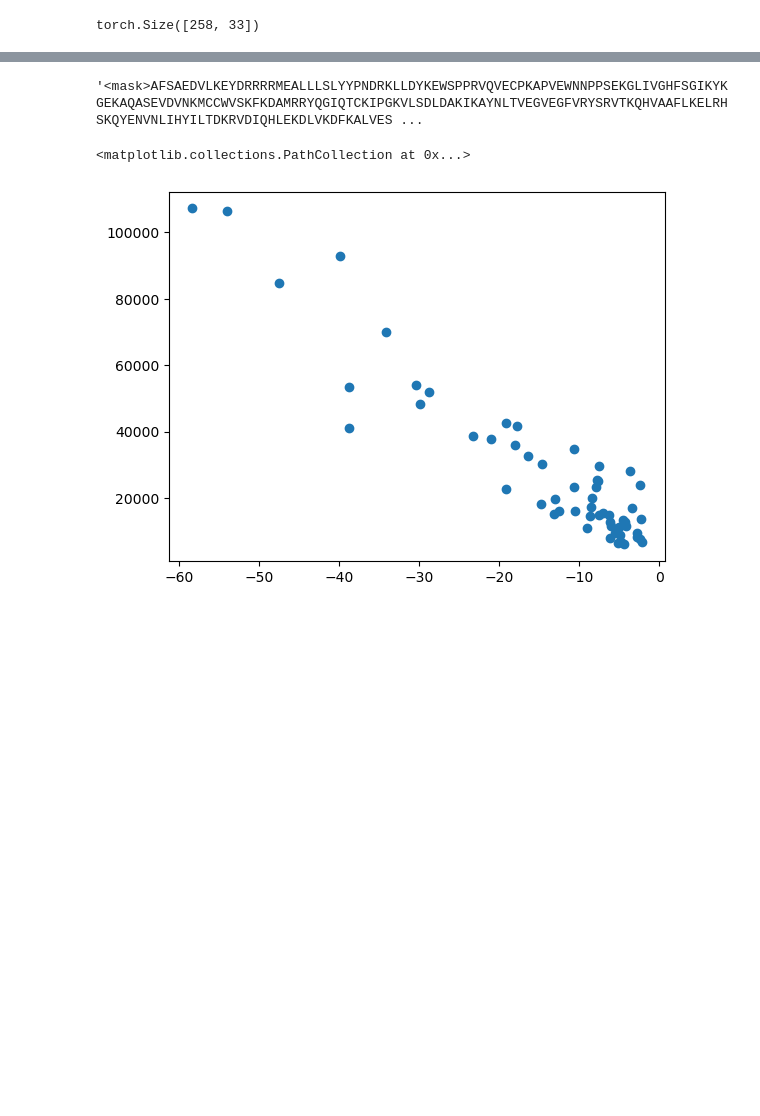
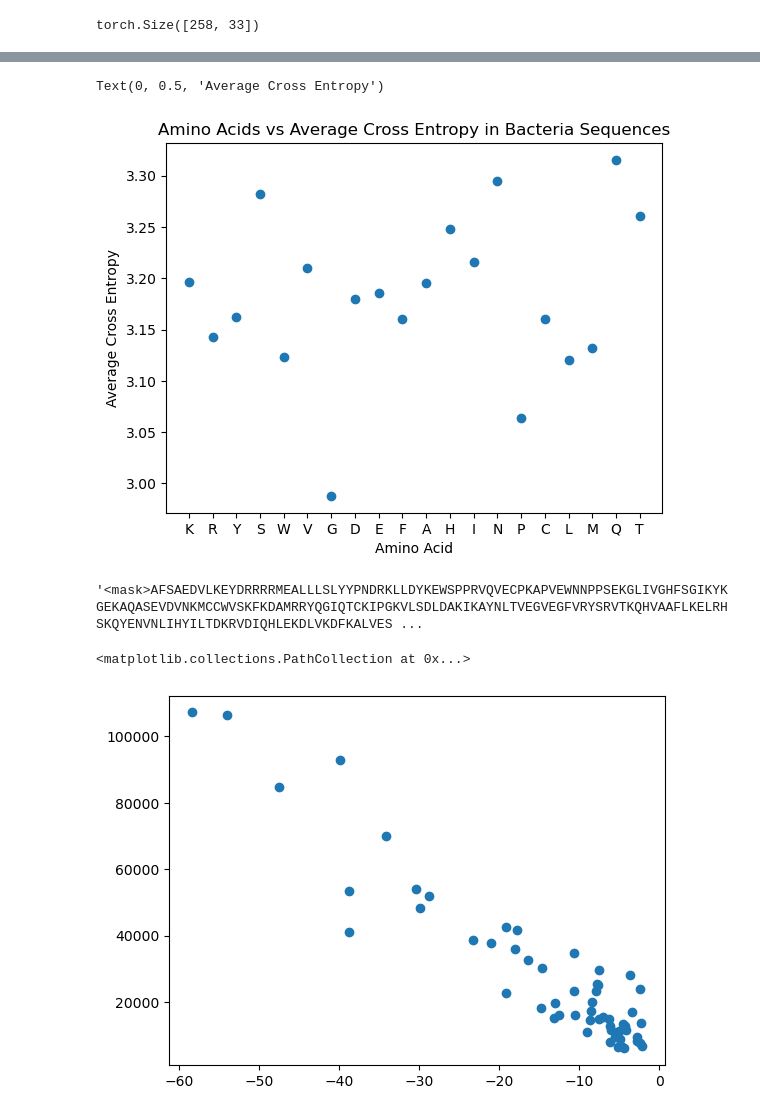
Before and after one commit to lewinsohndp/NLPProject, a Jupyter notebook: daniel.ipynb, the cells around one changed output, grey strips where cells are left out. Saved outputs shown, nothing was run; the diff lists cells and outputs as text; code cells hidden in the pictures; blank space fills up the shorter version.

```diff
--- a/daniel.ipynb
+++ b/daniel.ipynb
@@ -133,3 +211,12 @@ Text(0, 0.5, 'Average Cross Entropy')
+# %%
+
+plt.scatter(bac_aa_counts.keys(), np.array(list(bac_aa_loss.values()))/np.array(list(bac_aa_counts.values())))
+plt.title("Amino Acids vs Average Cross Entropy in Bacteria Sequences")
+plt.xlabel("Amino Acid")
+plt.ylabel("Average Cross Entropy")
+# %% [output]
+Text(0, 0.5, 'Average Cross Entropy')
+[figure, added]
 # %%
 [("blah", x) for x in seq_list][0]
 # %% [output]
```
Also changed, not shown: parts of 11 cells of this notebook, 9 other files.
